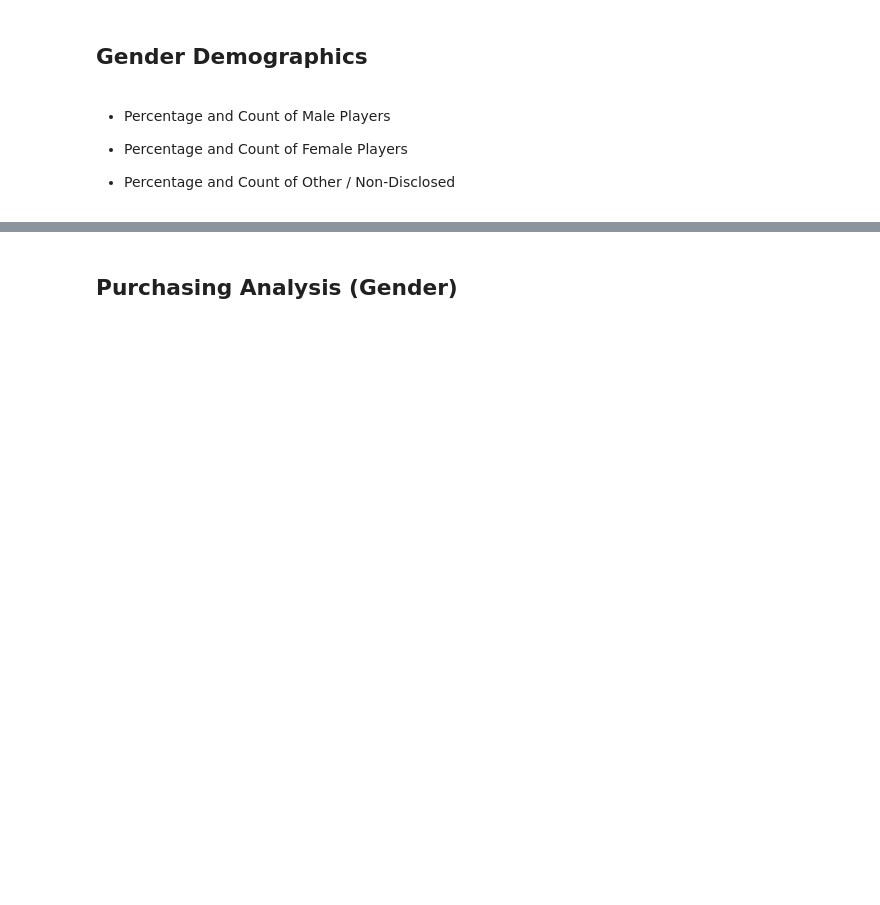
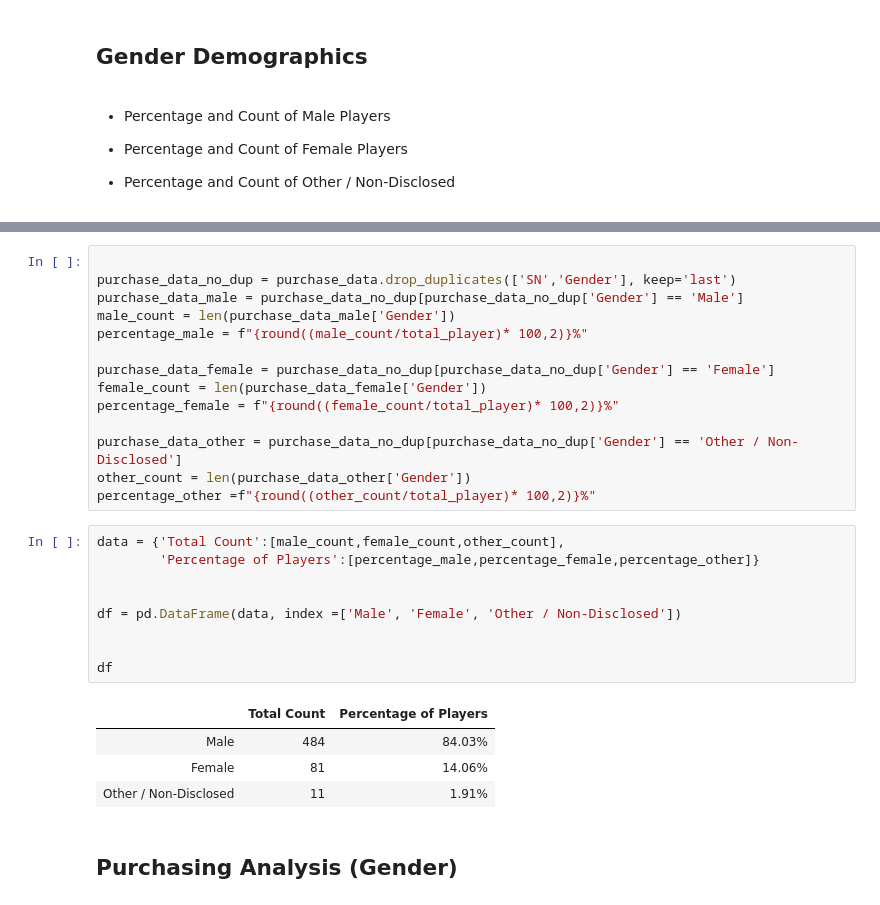
Before and after one commit to Sasmita28/pandas-challenge, a Jupyter notebook: HeroesOfPymoli/HeroesOfPymoli_starter.ipynb, the cells around one changed output, grey strips where cells are left out. Saved outputs shown, nothing was run; the diff lists cells and outputs as text; blank space fills up the shorter version.

```diff
--- a/HeroesOfPymoli/HeroesOfPymoli_starter.ipynb
+++ b/HeroesOfPymoli/HeroesOfPymoli_starter.ipynb
@@ -88,3 +79,31 @@ len(male_count)
+# %%
+
+purchase_data_no_dup = purchase_data.drop_duplicates(['SN','Gender'], keep='last')
+purchase_data_male = purchase_data_no_dup[purchase_data_no_dup['Gender'] == 'Male']
+male_count = len(purchase_data_male['Gender'])
+percentage_male = f"{round((male_count/total_player)* 100,2)}%"
+
+purchase_data_female = purchase_data_no_dup[purchase_data_no_dup['Gender'] == 'Female']
+female_count = len(purchase_data_female['Gender'])
+percentage_female = f"{round((female_count/total_player)* 100,2)}%"
+
+purchase_data_other = purchase_data_no_dup[purchase_data_no_dup['Gender'] == 'Other / Non-Disclosed']
+other_count = len(purchase_data_other['Gender'])
+percentage_other =f"{round((other_count/total_player)* 100,2)}%"
+# %%
+data = {'Total Count':[male_count,female_count,other_count],
+        'Percentage of Players':[percentage_male,percentage_female,percentage_other]}
+
+
+df = pd.DataFrame(data, index =['Male', 'Female', 'Other / Non-Disclosed'])
+
+
+df
+# %% [output]
+|  | Total Count | Percentage of Players |
+| Male | 484 | 84.03% |
+| Female | 81 | 14.06% |
+| Other / Non-Disclosed | 11 | 1.91% |
 # %% [markdown]
 
 ## Purchasing Analysis (Gender)
```
Also changed, not shown: parts of 3 cells of this notebook.
